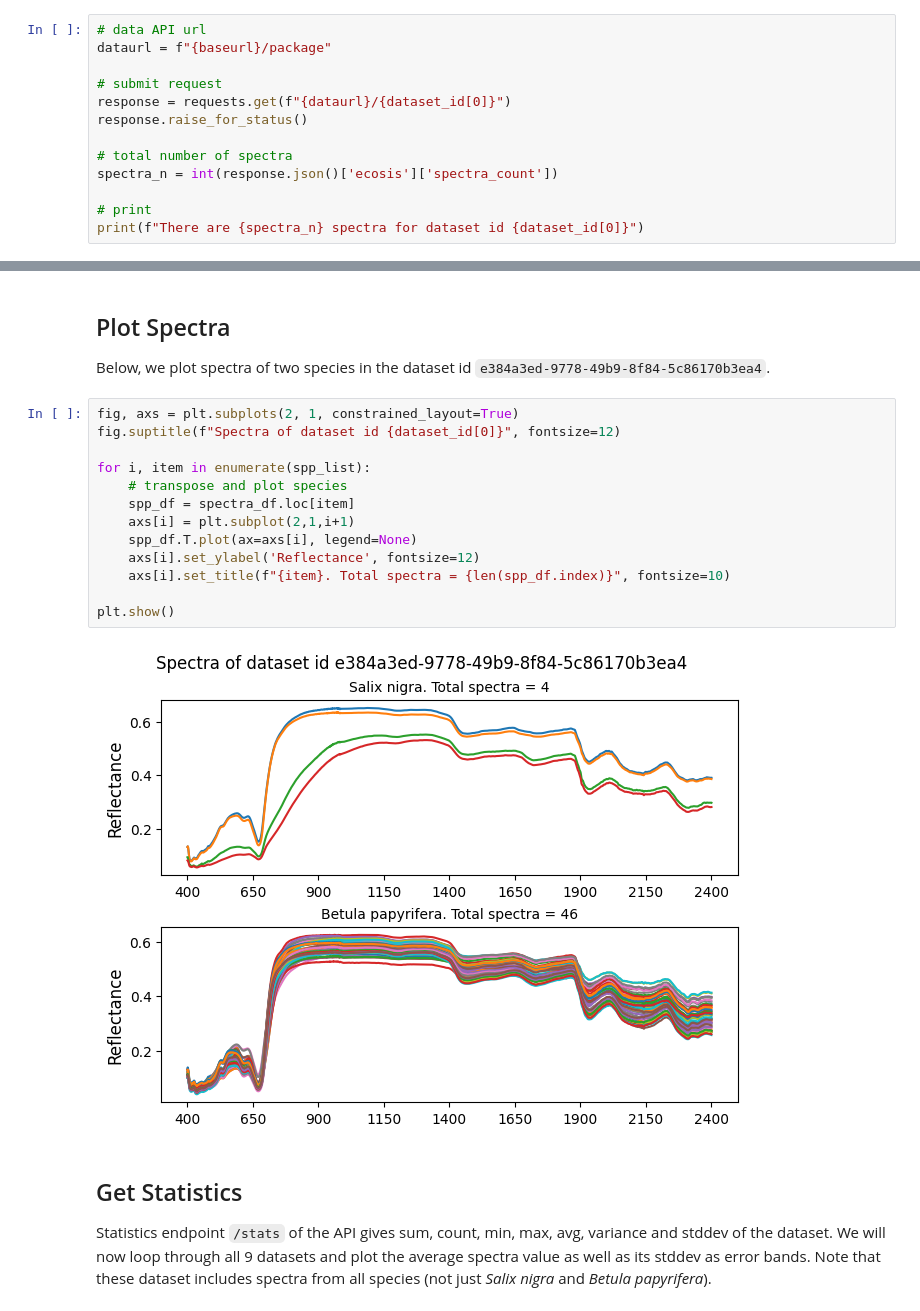
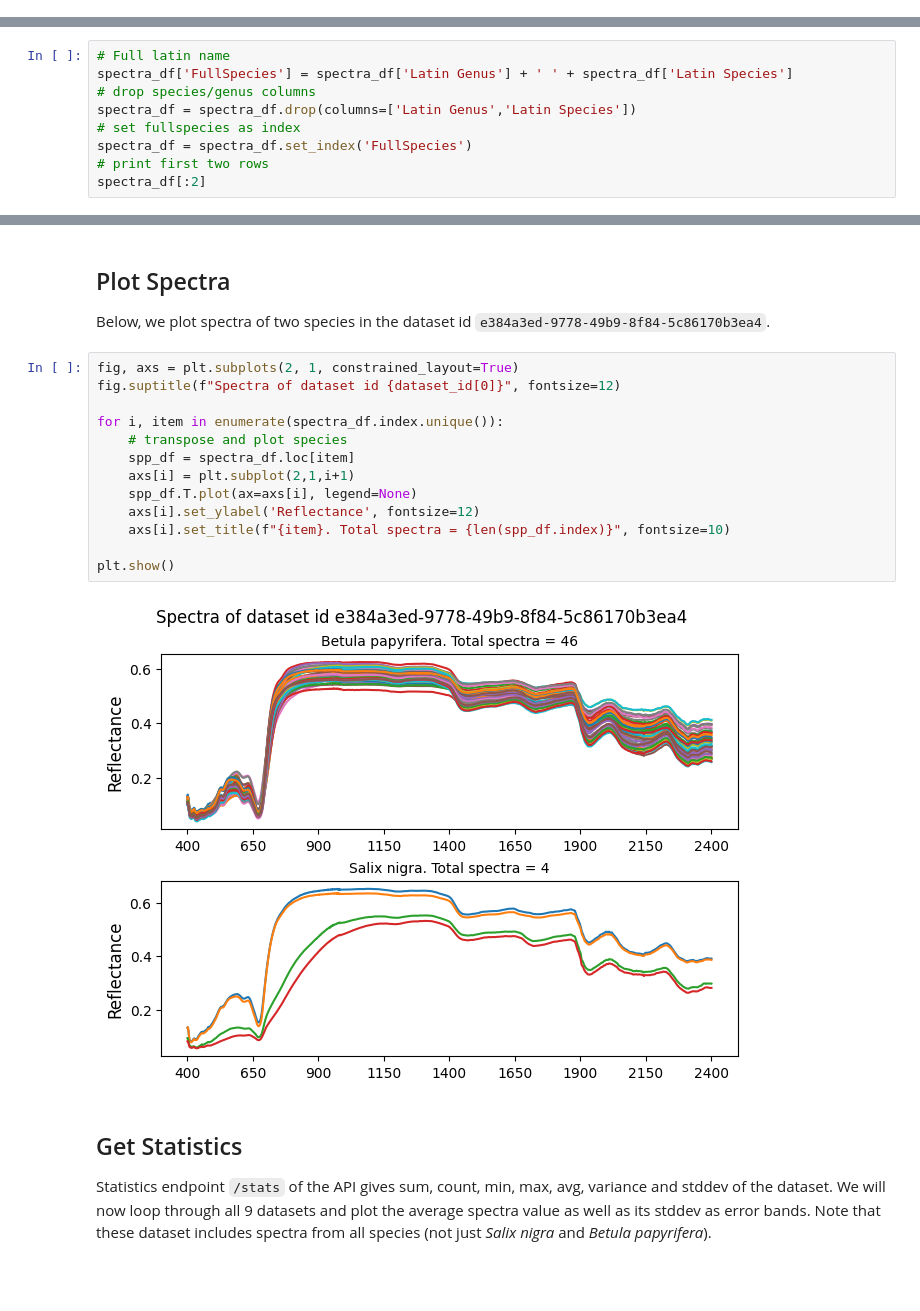
Before and after one commit to rupesh2/ecosis, a Jupyter notebook: ecosis_api_csv.ipynb, the cells around one changed output, grey strips where cells are left out. Saved outputs shown, nothing was run; the diff lists cells and outputs as text; blank space fills up the shorter version.

Commit message:
using genus/spp instead of fullspecies name

```diff
--- a/ecosis_api_csv.ipynb
+++ b/ecosis_api_csv.ipynb
@@ -61,13 +60,0 @@ Now, let's retrieve dataset of the first dataset id from the `dataset_id` list a
-# %%
-# data API url
-dataurl = f"{baseurl}/package"
-
-# submit request
-response = requests.get(f"{dataurl}/{dataset_id[0]}")
-response.raise_for_status()
-
-# total number of spectra
-spectra_n = int(response.json()['ecosis']['spectra_count'])
-
-# print
-print(f"There are {spectra_n} spectra for dataset id {dataset_id[0]}")
@@ -120,0 +112,9 @@ spectra_df[:2]
+# %%
+# Full latin name
+spectra_df['FullSpecies'] = spectra_df['Latin Genus'] + ' ' + spectra_df['Latin Species']
+# drop species/genus columns
+spectra_df = spectra_df.drop(columns=['Latin Genus','Latin Species'])
+# set fullspecies as index
+spectra_df = spectra_df.set_index('FullSpecies')
+# print first two rows
+spectra_df[:2]
@@ -124,18 +130,18 @@ Below, we plot spectra of two species in the dataset id `e384a3ed-9778-49b9-8f84
 # %%
 fig, axs = plt.subplots(2, 1, constrained_layout=True)
 fig.suptitle(f"Spectra of dataset id {dataset_id[0]}", fontsize=12)
 
-for i, item in enumerate(spp_list):
+for i, item in enumerate(spectra_df.index.unique()):
     # transpose and plot species
     spp_df = spectra_df.loc[item]
     axs[i] = plt.subplot(2,1,i+1)
     spp_df.T.plot(ax=axs[i], legend=None)
     axs[i].set_ylabel('Reflectance', fontsize=12)
     axs[i].set_title(f"{item}. Total spectra = {len(spp_df.index)}", fontsize=10)
 
 plt.show()
 # %% [output]
-[figure, old version]
+[figure, new version]
 # %% [markdown]
 ## Get Statistics
 Statistics endpoint `/stats` of the API gives sum, count, min, max, avg, variance and stddev of the dataset. We will now loop through all 9 datasets and plot the average spectra value as well as its stddev as error bands. Note that these dataset includes spectra from all species (not just *Salix nigra* and *Betula papyrifera*).
```
Also changed, not shown: parts of 6 cells of this notebook.
